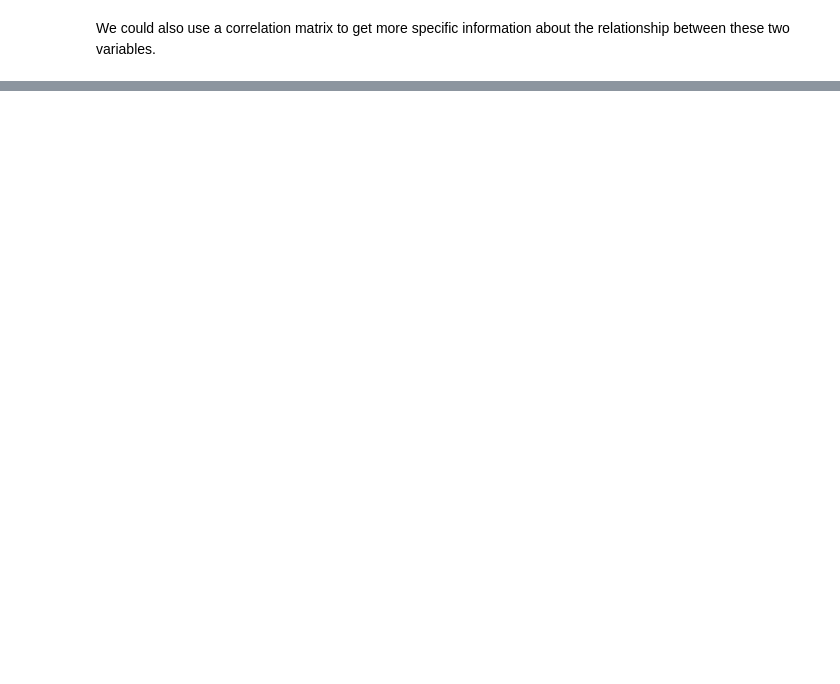
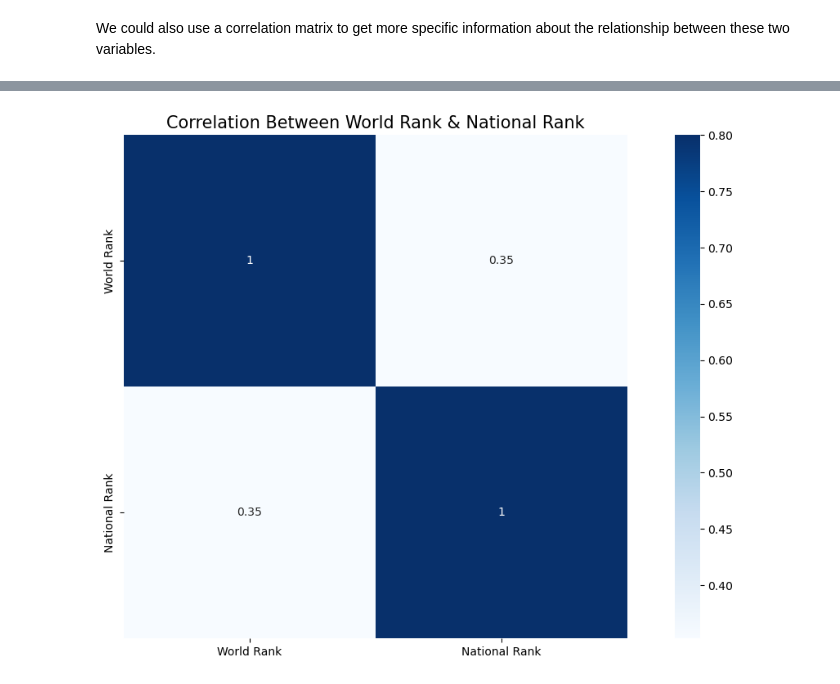
Before and after one commit to Tuwaiq-DS-ML-bootcamp-V-8/Usecase-3-Project-2, a Jupyter notebook: EDA explain template.ipynb, the cells around one changed output, grey strips where cells are left out. Drawn from its saved outputs; the diff is of its cells as text; code cells hidden in the pictures; blank space fills up the shorter version.

```diff
--- a/EDA explain template.ipynb
+++ b/EDA explain template.ipynb
@@ -1204,0 +1409,5 @@ Multivariate Analysis:
+# %%
+# Standardize university names across all datasets
+times_h_test['University'] = times_h_test['University Name '].str.strip().str.lower()
+shanghai_rank['University'] = shanghai_rank['University Name'].str.strip().str.lower()
+word_rank['University'] = word_rank['University Names'].str.strip().str.lower()
@@ -1206,0 +1547,8 @@ We could also use a correlation matrix to get more specific information about th
+# %%
+df_corr= word_rank[["World Rank","National Rank"]]
+fig, ax = plt.subplots()
+fig.set_size_inches(15,8)
+sns.heatmap(df_corr.corr(), vmax =.8, square = True, annot = True,cmap='Blues' )
+plt.title('Correlation Between World Rank & National Rank',fontsize=15);
+# %% [output]
+[figure, added]
```
Also changed, not shown: parts of 35 cells of this notebook.
